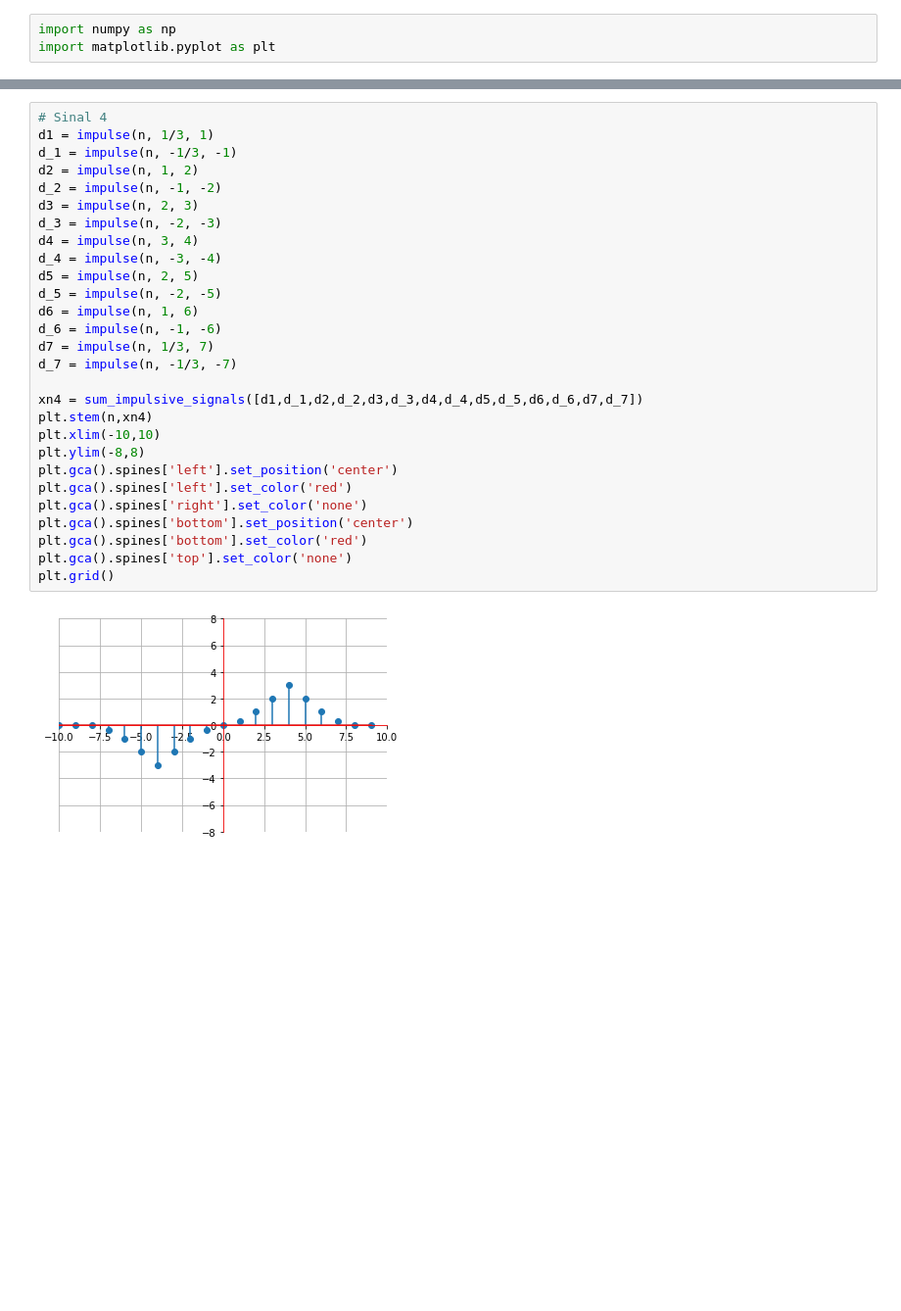
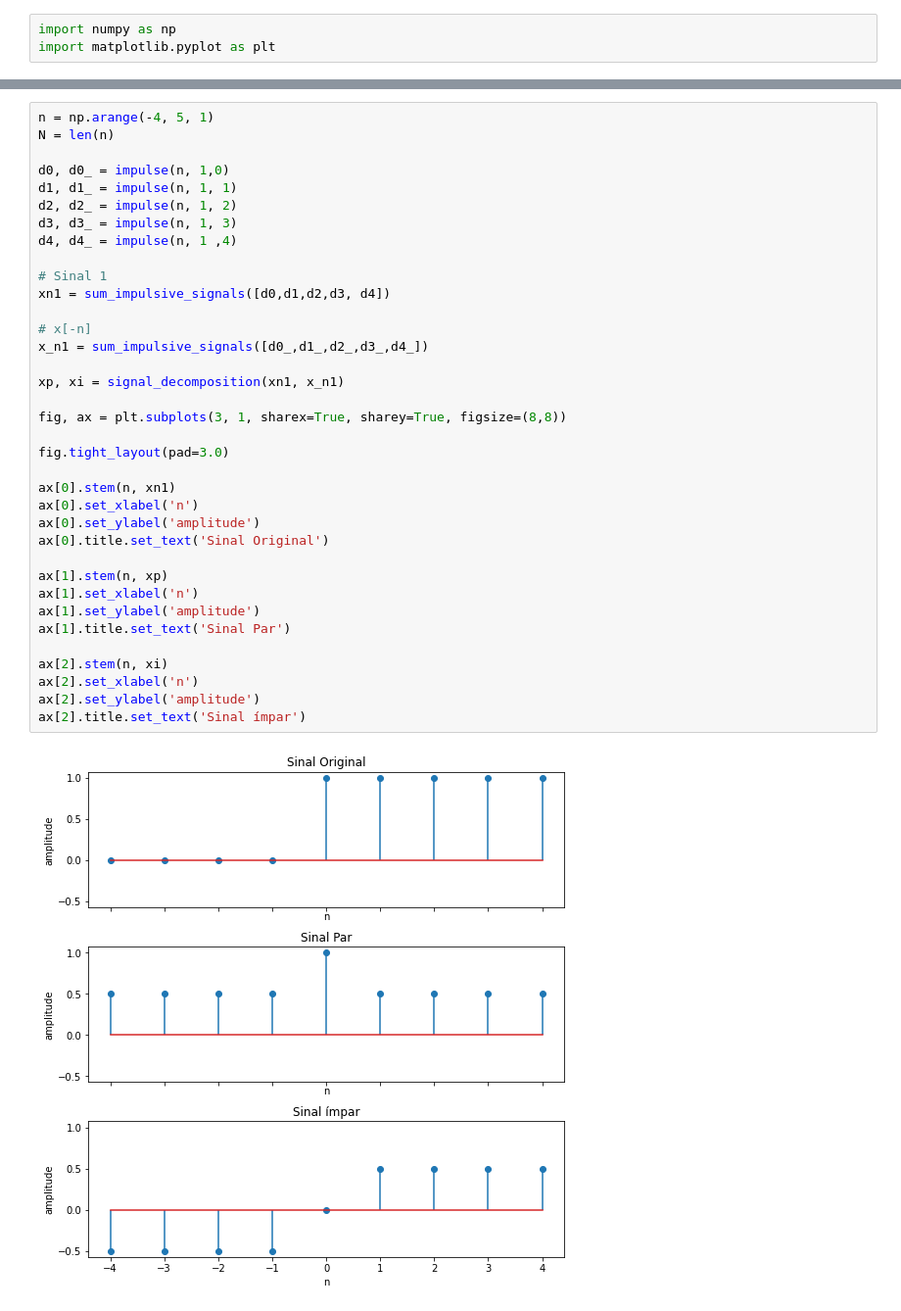
Before and after one commit to joao1pedro/SS, a Jupyter notebook: discrete_signal_decomposition.ipynb, the cells around one changed output, grey strips where cells are left out. Shown at 98% size. Drawn from its saved outputs; the diff is of its cells as text; blank space fills up the shorter version.

```diff
--- a/discrete_signal_decomposition.ipynb
+++ b/discrete_signal_decomposition.ipynb
@@ -123,30 +52,38 @@ plt.grid()
-# %%
-# Sinal 4
-d1 = impulse(n, 1/3, 1)
-d_1 = impulse(n, -1/3, -1)
-d2 = impulse(n, 1, 2)
-d_2 = impulse(n, -1, -2)
-d3 = impulse(n, 2, 3)
-d_3 = impulse(n, -2, -3)
-d4 = impulse(n, 3, 4)
-d_4 = impulse(n, -3, -4)
-d5 = impulse(n, 2, 5)
-d_5 = impulse(n, -2, -5)
-d6 = impulse(n, 1, 6)
-d_6 = impulse(n, -1, -6)
-d7 = impulse(n, 1/3, 7)
-d_7 = impulse(n, -1/3, -7)
-
-xn4 = sum_impulsive_signals([d1,d_1,d2,d_2,d3,d_3,d4,d_4,d5,d_5,d6,d_6,d7,d_7])
-plt.stem(n,xn4)
-plt.xlim(-10,10)
-plt.ylim(-8,8)
-plt.gca().spines['left'].set_position('center')
-plt.gca().spines['left'].set_color('red')
-plt.gca().spines['right'].set_color('none')
-plt.gca().spines['bottom'].set_position('center')
-plt.gca().spines['bottom'].set_color('red')
-plt.gca().spines['top'].set_color('none')
-plt.grid()
-# %% [output]
-[figure, removed]
+# %%
+n = np.arange(-4, 5, 1)
+N = len(n)
+
+d0, d0_ = impulse(n, 1,0)
+d1, d1_ = impulse(n, 1, 1)
+d2, d2_ = impulse(n, 1, 2)
+d3, d3_ = impulse(n, 1, 3)
+d4, d4_ = impulse(n, 1 ,4)
+
+# Sinal 1
+xn1 = sum_impulsive_signals([d0,d1,d2,d3, d4])
+
+# x[-n]
+x_n1 = sum_impulsive_signals([d0_,d1_,d2_,d3_,d4_])
+
+xp, xi = signal_decomposition(xn1, x_n1)
+
+fig, ax = plt.subplots(3, 1, sharex=True, sharey=True, figsize=(8,8))
+
+fig.tight_layout(pad=3.0)
+
+ax[0].stem(n, xn1)
+ax[0].set_xlabel('n')
+ax[0].set_ylabel('amplitude')
+ax[0].title.set_text('Sinal Original')
+
+ax[1].stem(n, xp)
+ax[1].set_xlabel('n')
+ax[1].set_ylabel('amplitude')
+ax[1].title.set_text('Sinal Par')
+
+ax[2].stem(n, xi)
+ax[2].set_xlabel('n')
+ax[2].set_ylabel('amplitude')
+ax[2].title.set_text('Sinal ímpar')
+# %% [output]
+[figure, added]
```
Also changed, not shown: parts of 5 cells of this notebook, 1 other file.
